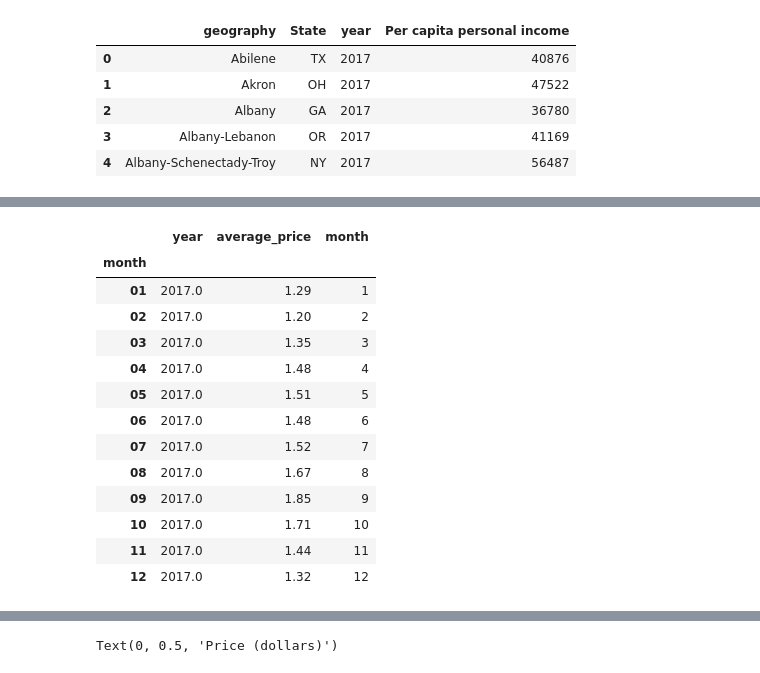
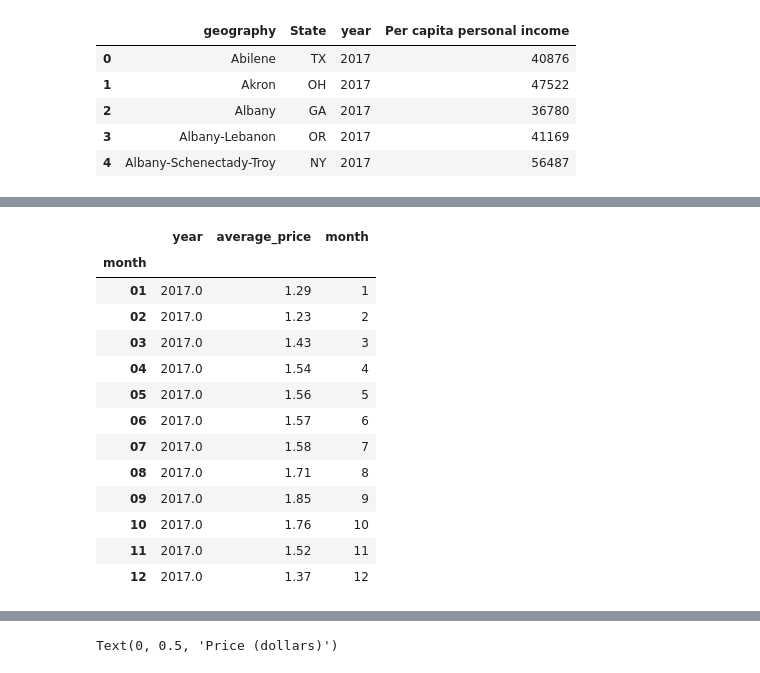
Before and after one commit to efennie/project_one, a Jupyter notebook: question_5_progress.ipynb, the cells around one changed output, grey strips where cells are left out. Saved outputs shown, nothing was run; the diff lists cells and outputs as text; code cells hidden in the pictures.

```diff
--- a/question_5_progress.ipynb
+++ b/question_5_progress.ipynb
@@ -193,24 +208,24 @@ something_else
 # %%
-data_2017 = clean_merge[clean_merge["year"] == 2017]
+data_2017 = income_avocado[income_avocado["year"] == 2017]
 month_2017 = pd.DataFrame(data_2017)
 month_2017 = pd.DataFrame(data_2017.groupby(["month"]).mean().round(2))
 months_list = [1,2,3,4,5,6,7,8,9,10,11,12]
 month_2017['month'] = months_list
 month_2017 = month_2017[["year", "average_price", "month"]]
 month_2017
 # %% [output]
 |  | year | average_price | month |
 | month |  |  |  |
 | 01 | 2017.0 | 1.29 | 1 |
-| 02 | 2017.0 | 1.20 | 2 |
-| 03 | 2017.0 | 1.35 | 3 |
-| 04 | 2017.0 | 1.48 | 4 |
-| 05 | 2017.0 | 1.51 | 5 |
-| 06 | 2017.0 | 1.48 | 6 |
-| 07 | 2017.0 | 1.52 | 7 |
-| 08 | 2017.0 | 1.67 | 8 |
+| 02 | 2017.0 | 1.23 | 2 |
+| 03 | 2017.0 | 1.43 | 3 |
+| 04 | 2017.0 | 1.54 | 4 |
+| 05 | 2017.0 | 1.56 | 5 |
+| 06 | 2017.0 | 1.57 | 6 |
+| 07 | 2017.0 | 1.58 | 7 |
+| 08 | 2017.0 | 1.71 | 8 |
 | 09 | 2017.0 | 1.85 | 9 |
-| 10 | 2017.0 | 1.71 | 10 |
-| 11 | 2017.0 | 1.44 | 11 |
-| 12 | 2017.0 | 1.32 | 12 |
+| 10 | 2017.0 | 1.76 | 10 |
+| 11 | 2017.0 | 1.52 | 11 |
+| 12 | 2017.0 | 1.37 | 12 |
 # %%
```
Also changed, not shown: parts of 7 cells of this notebook, 1 other file.
